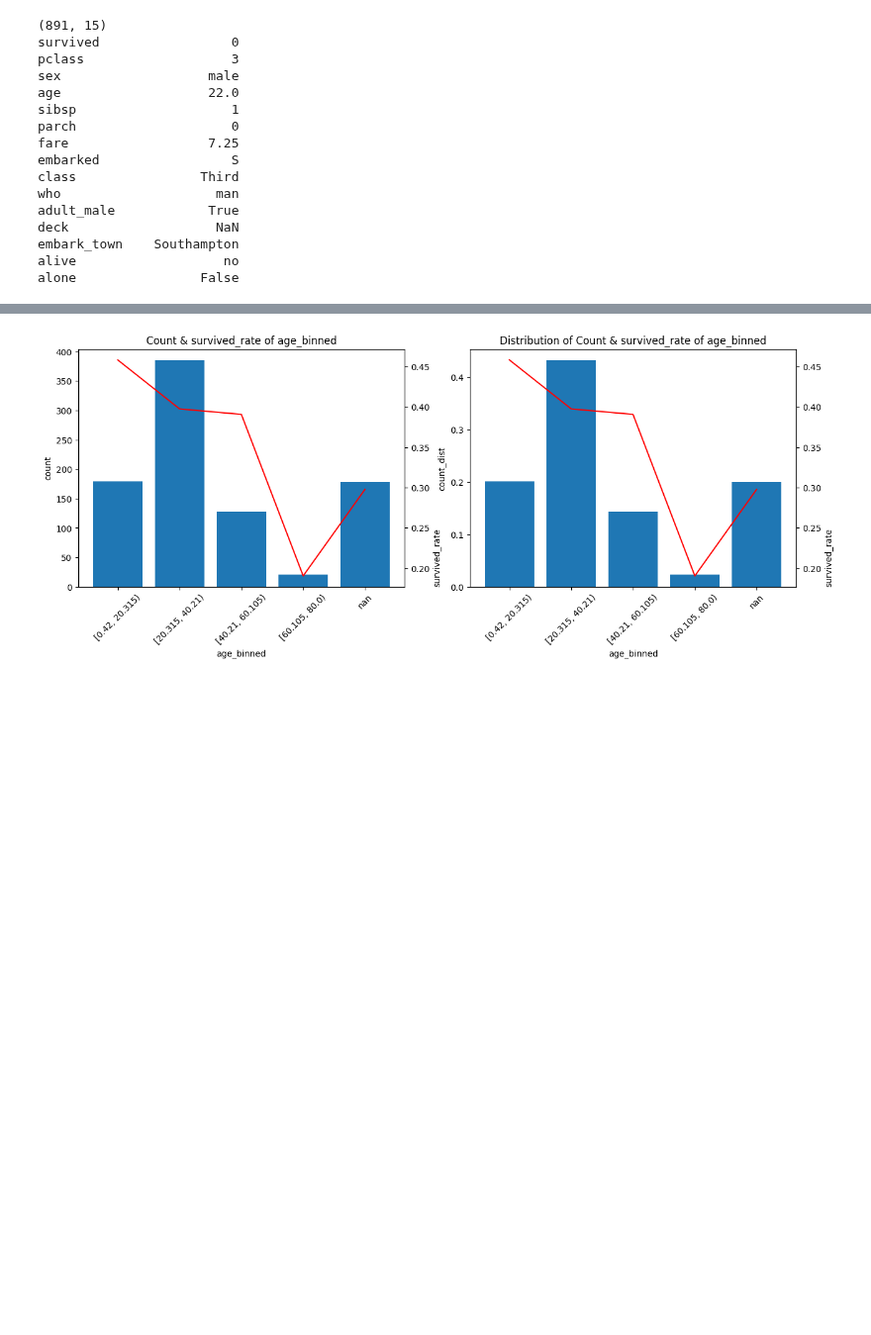
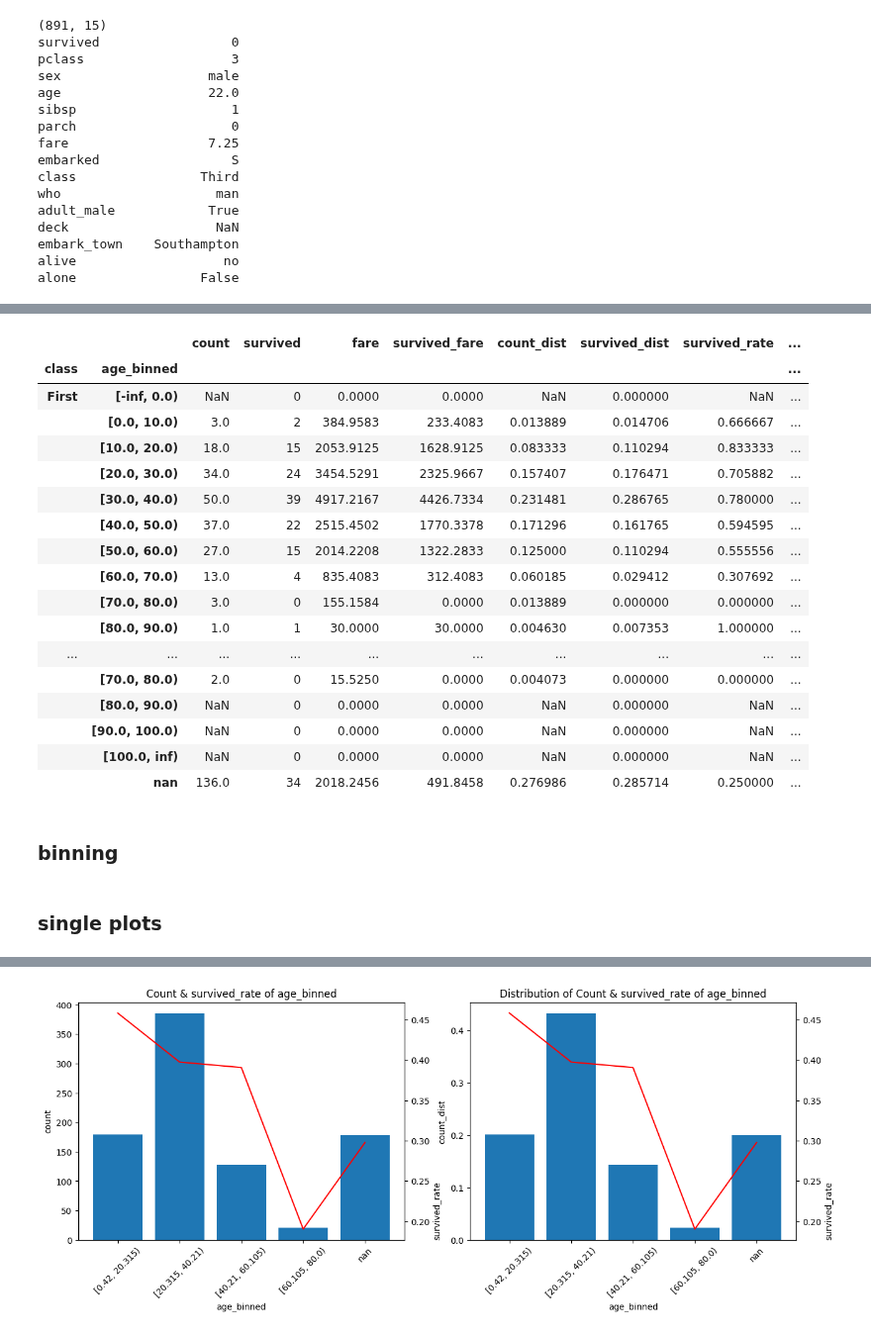
Before and after one commit to 0xdomyz/python_collection, a Jupyter notebook: data/analysis/sfa.ipynb, the cells around one changed output, grey strips where cells are left out. Shown at 99% size. Cells and saved outputs as stored; diff of their text form; code cells hidden in the pictures; blank space fills up the shorter version.

```diff
--- a/data/analysis/sfa.ipynb
+++ b/data/analysis/sfa.ipynb
@@ -87,0 +130,27 @@ def calculate_signal(
+# %%
+# example
+edges = [-np.inf, 0, 10, 20, 30, 40, 50, 60, 70, 80, 90, 100, np.inf]
+df["age_binned"] = pd.cut(df["age"], bins=edges, right=False)
+df2 = calculate_signal(df, target_col="survived", col="age_binned", seg_col="class", exposure_col="fare")
+df2
+# %% [output]
+|  |  | count | survived | fare | survived_fare | count_dist | survived_dist | survived_rate | ... |
+| class | age_binned |  |  |  |  |  |  |  | ... |
+| First | [-inf, 0.0) | NaN | 0 | 0.0000 | 0.0000 | NaN | 0.000000 | NaN | ... |
+|  | [0.0, 10.0) | 3.0 | 2 | 384.9583 | 233.4083 | 0.013889 | 0.014706 | 0.666667 | ... |
+|  | [10.0, 20.0) | 18.0 | 15 | 2053.9125 | 1628.9125 | 0.083333 | 0.110294 | 0.833333 | ... |
+|  | [20.0, 30.0) | 34.0 | 24 | 3454.5291 | 2325.9667 | 0.157407 | 0.176471 | 0.705882 | ... |
+|  | [30.0, 40.0) | 50.0 | 39 | 4917.2167 | 4426.7334 | 0.231481 | 0.286765 | 0.780000 | ... |
+|  | [40.0, 50.0) | 37.0 | 22 | 2515.4502 | 1770.3378 | 0.171296 | 0.161765 | 0.594595 | ... |
+|  | [50.0, 60.0) | 27.0 | 15 | 2014.2208 | 1322.2833 | 0.125000 | 0.110294 | 0.555556 | ... |
+|  | [60.0, 70.0) | 13.0 | 4 | 835.4083 | 312.4083 | 0.060185 | 0.029412 | 0.307692 | ... |
+|  | [70.0, 80.0) | 3.0 | 0 | 155.1584 | 0.0000 | 0.013889 | 0.000000 | 0.000000 | ... |
+|  | [80.0, 90.0) | 1.0 | 1 | 30.0000 | 30.0000 | 0.004630 | 0.007353 | 1.000000 | ... |
+| ... | ... | ... | ... | ... | ... | ... | ... | ... | ... |
+|  | [70.0, 80.0) | 2.0 | 0 | 15.5250 | 0.0000 | 0.004073 | 0.000000 | 0.000000 | ... |
+|  | [80.0, 90.0) | NaN | 0 | 0.0000 | 0.0000 | NaN | 0.000000 | NaN | ... |
+|  | [90.0, 100.0) | NaN | 0 | 0.0000 | 0.0000 | NaN | 0.000000 | NaN | ... |
+|  | [100.0, inf) | NaN | 0 | 0.0000 | 0.0000 | NaN | 0.000000 | NaN | ... |
+|  | nan | 136.0 | 34 | 2018.2456 | 491.8458 | 0.276986 | 0.285714 | 0.250000 | ... |
+# %% [markdown]
+### binning
@@ -87,0 +170,2 @@ def calculate_signal(
+# %% [markdown]
+### single plots
```
Also changed, not shown: parts of 17 cells of this notebook.
